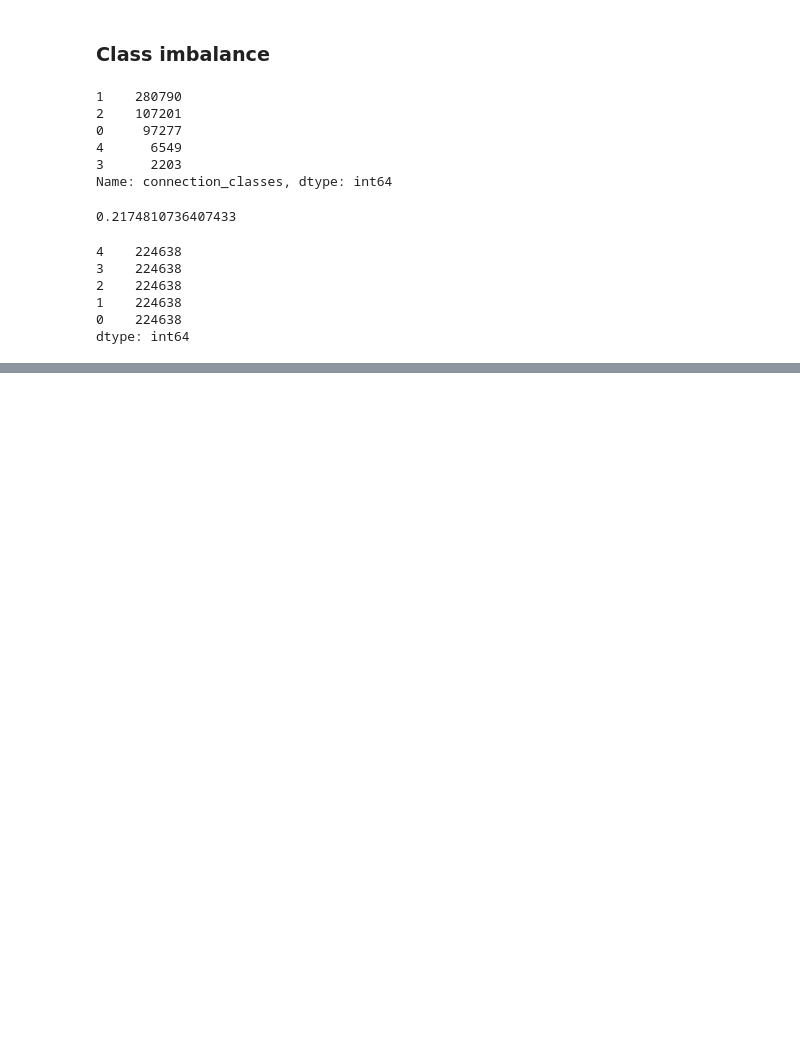
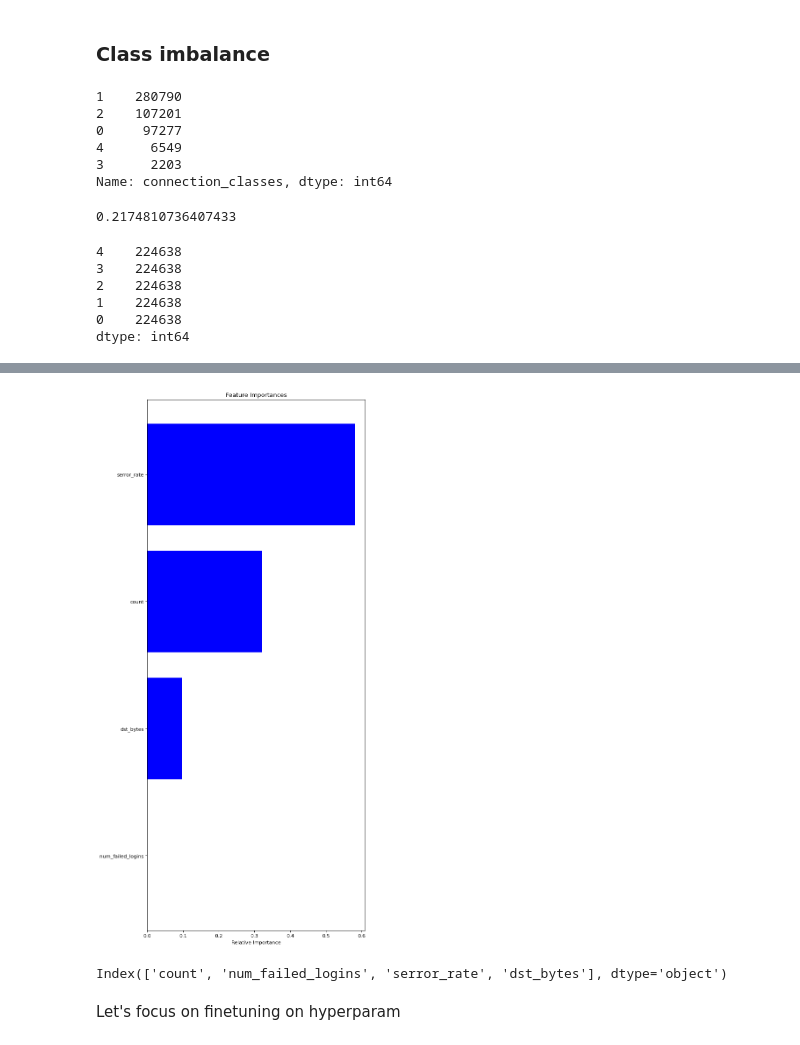
Before and after one commit to mohamed-chamrouk/projet_AIR, a Jupyter notebook: projet_AIR-Regression_Classification.ipynb, the cells around one changed output, grey strips where cells are left out. Drawn from its saved outputs; the diff is of its cells as text; code cells hidden in the pictures; blank space fills up the shorter version.

```diff
--- a/projet_AIR-Regression_Classification.ipynb
+++ b/projet_AIR-Regression_Classification.ipynb
@@ -669,0 +804,11 @@ accuracy_score(y_pred, y_test)
+# %%
+plt.figure(num=None, figsize=(8, 20), dpi=80, facecolor='w', edgecolor='k') #making the graph bigger
+
+feature_names = X_test.columns
+plot_feature_importances(model.feature_importances_, feature_names)
+feature_names
+# %% [output]
+[figure, added]
+Index(['count', 'num_failed_logins', 'serror_rate', 'dst_bytes'], dtype='object')
+# %% [markdown]
+Let's focus on finetuning on hyperparam
```
Also changed, not shown: parts of 25 cells of this notebook.
